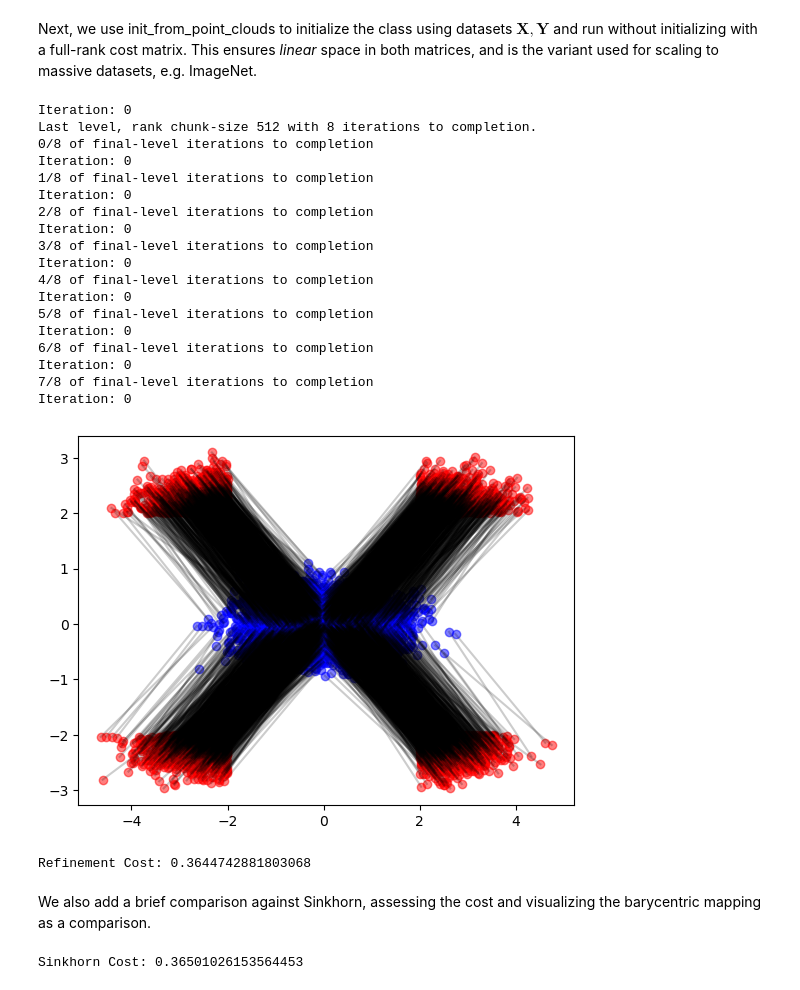
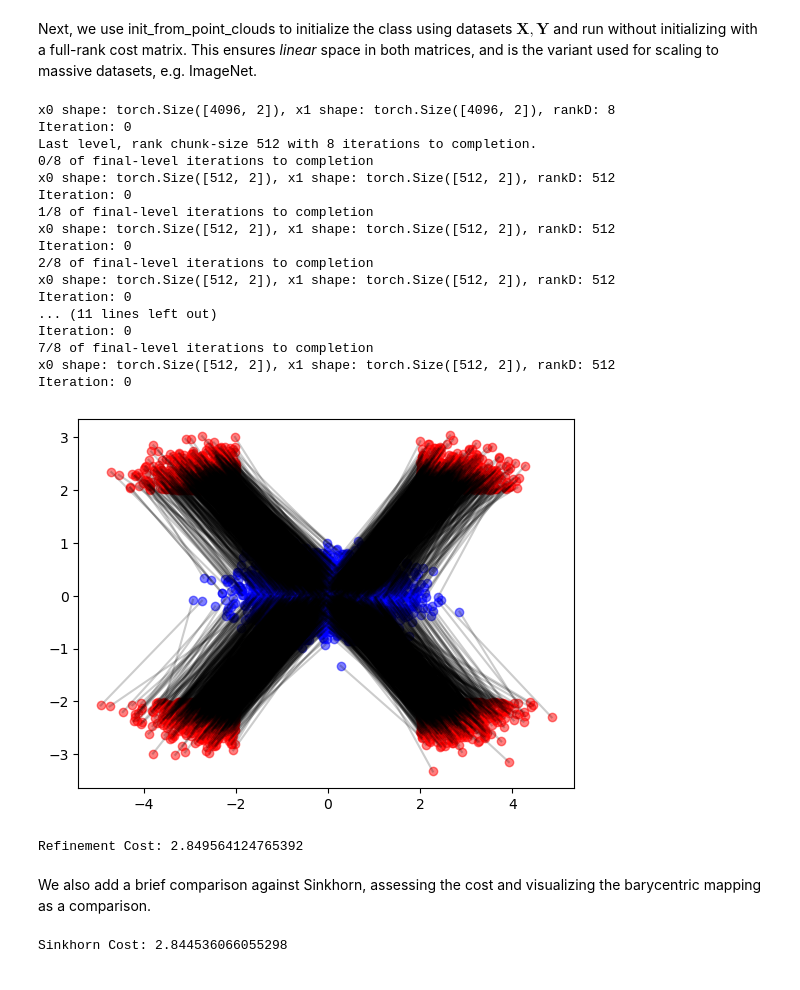
Before and after one commit to raphael-group/HiRef, a Jupyter notebook: notebooks/refinement_demo_nb.ipynb, the cells around one changed output. Saved outputs shown, nothing was run; the diff lists cells and outputs as text; code cells hidden in the pictures.

```diff
--- a/notebooks/refinement_demo_nb.ipynb
+++ b/notebooks/refinement_demo_nb.ipynb
@@ -31,7 +32,7 @@ import HR_OT
 X = torch.from_numpy(X1).type(torch.DoubleTensor).to(device)
 Y = torch.from_numpy(X2).type(torch.DoubleTensor).to(device)
 C = torch.cdist(X, Y)
-C = C / C.max()
+#C = C / C.max()
 
 n = X1.shape[0]
 # %% [markdown]
@@ -95,44 +97,45 @@ Refinement Cost: 0.3646047791686568
 # %% [markdown]
 Next, we use init\_from\_point\_clouds to initialize the class using datasets $\mathbf{X}, \mathbf{Y}$ and run without initializing with a full-rank cost matrix. This ensures _linear_ space in both matrices, and is the variant used for scaling to massive datasets, e.g. ImageNet.
 # %%
-hrot_lr = HR_OT.HierarchicalRefinementOT.init_from_point_clouds(X, Y, rank_schedule, base_rank=1, device=device)
-F_lr = hrot.run(return_as_coupling=False)
+hrot_lr = HR_OT.HierarchicalRefinementOT.init_from_point_clouds(X, Y, \
+                                                                rank_schedule, base_rank=1,\
+                                                                device=device)
+F_lr = hrot_lr.run(return_as_coupling=False)
 
 for pair in F_lr:
     idx1, idx2 = pair
     idx1, idx2 = idx1.cpu().numpy(), idx2.cpu().numpy()
     x_values = X1[idx1, 0], X2[idx2, 0]
     y_values = X1[idx1, 1], X2[idx2, 1]
     plt.plot(x_values, y_values, c='black', alpha=0.2)
 
 plt.scatter(X1[:,0], X1[:,1], c='b', label=r'Set A', alpha=0.5)
 plt.scatter(X2[:,0], X2[:,1], c='r', label=r'Set B', alpha=0.5)
 
 plt.show()
 
-cost_hr_ot = hrot.compute_OT_cost()
+cost_hr_ot = hrot_lr.compute_OT_cost()
 print(f'Refinement Cost: { cost_hr_ot.item() }')
 # %% [output]
+x0 shape: torch.Size([4096, 2]), x1 shape: torch.Size([4096, 2]), rankD: 8
 Iteration: 0
 Last level, rank chunk-size 512 with 8 iterations to completion.
 0/8 of final-level iterations to completion
+x0 shape: torch.Size([512, 2]), x1 shape: torch.Size([512, 2]), rankD: 512
 Iteration: 0
 1/8 of final-level iterations to completion
+x0 shape: torch.Size([512, 2]), x1 shape: torch.Size([512, 2]), rankD: 512
 Iteration: 0
 2/8 of final-level iterations to completion
+x0 shape: torch.Size([512, 2]), x1 shape: torch.Size([512, 2]), rankD: 512
 Iteration: 0
-3/8 of final-level iterations to completion
-Iteration: 0
-4/8 of final-level iterations to completion
-Iteration: 0
-5/8 of final-level iterations to completion
-Iteration: 0
-6/8 of final-level iterations to completion
+... (11 lines left out)
 Iteration: 0
 7/8 of final-level iterations to completion
+x0 shape: torch.Size([512, 2]), x1 shape: torch.Size([512, 2]), rankD: 512
 Iteration: 0
-[figure, old version]
+[figure, new version]
-Refinement Cost: 0.3644742881803068
+Refinement Cost: 2.849564124765392
 # %% [markdown]
 We also add a brief comparison against Sinkhorn, assessing the cost and visualizing the barycentric mapping as a comparison.
 # %%
@@ -152,7 +155,7 @@ P_sinkhorn = ot_solution.matrix
 cost_Sinkhorn = np.sum( C.cpu().numpy() * P_sinkhorn )
 print(f'Sinkhorn Cost: { cost_Sinkhorn }')
 # %% [output]
-Sinkhorn Cost: 0.36501026153564453
+Sinkhorn Cost: 2.844536066055298
 # %%
 X2_Sink = np.diag(1 / np.sum(P_sinkhorn, axis=0)) @ P_sinkhorn @ X2
 # %%
```
Also changed, not shown: parts of 4 cells of this notebook.
